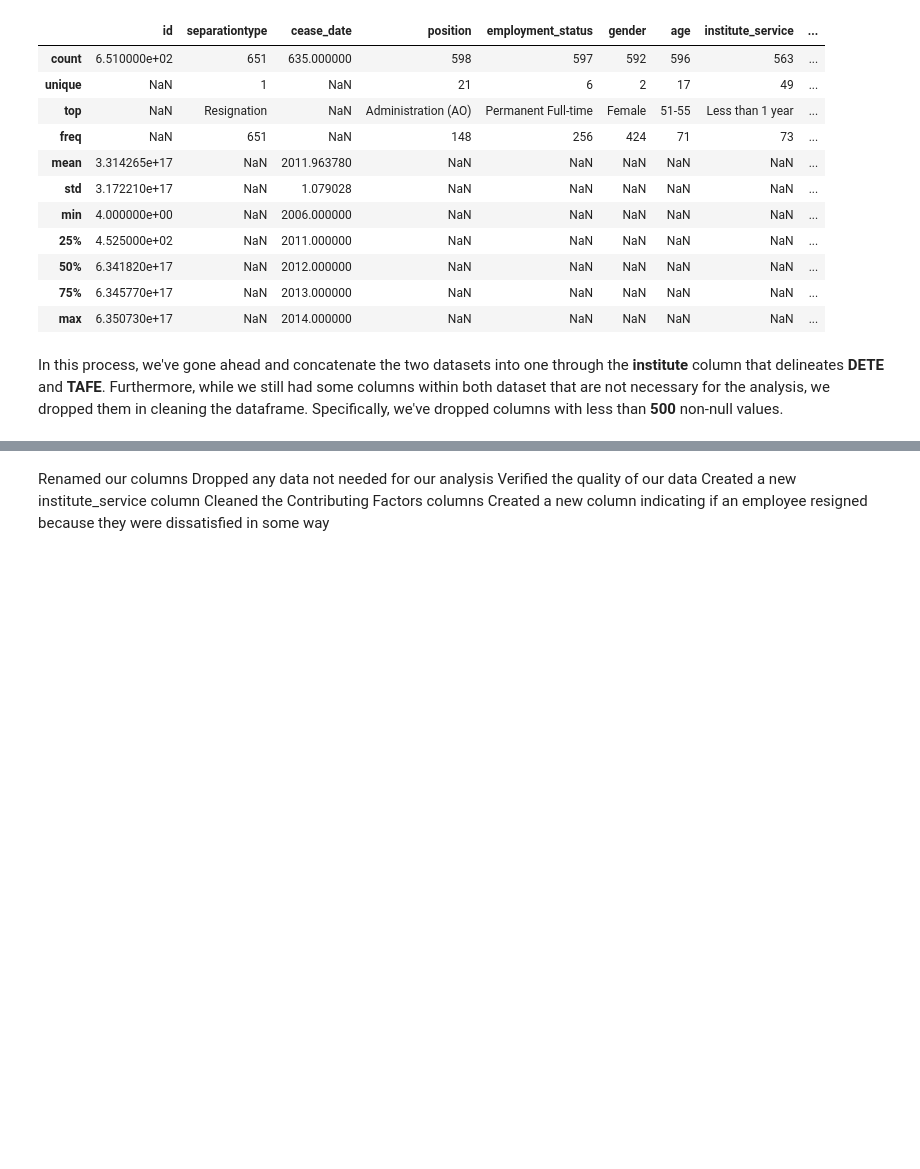
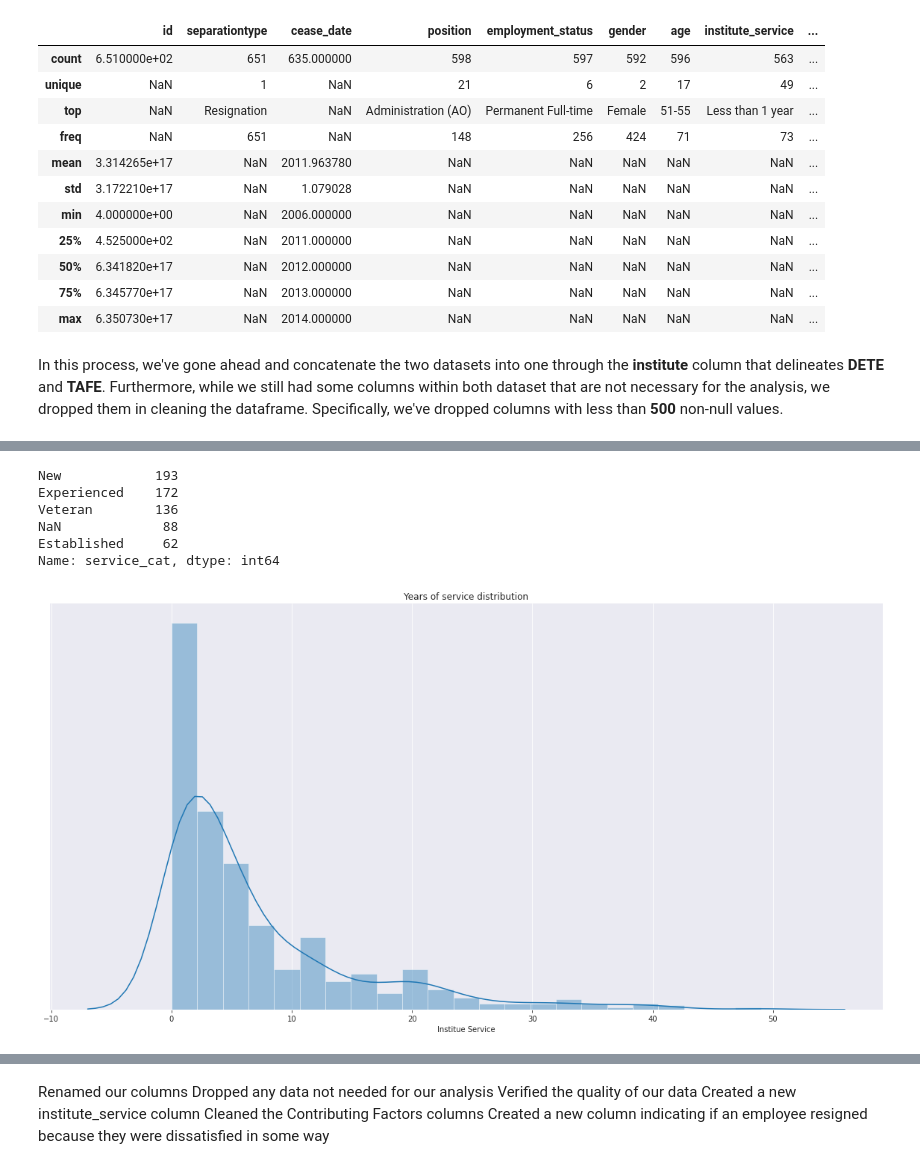
Before and after one commit to raduspaimoc/DataQuest-Projects, a Jupyter notebook: Guided Project_ Clean And Analyze Employee Exit Surveys/Clean And Analyze Employee Exit Surveys.ipynb, the cells around one changed output, grey strips where cells are left out. Drawn from its saved outputs; the diff is of its cells as text; code cells hidden in the pictures; blank space fills up the shorter version.

Commit message:
Service categories created.

```diff
--- a/Guided Project_ Clean And Analyze Employee Exit Surveys/Clean And Analyze Employee Exit Surveys.ipynb
+++ b/Guided Project_ Clean And Analyze Employee Exit Surveys/Clean And Analyze Employee Exit Surveys.ipynb
@@ -819,0 +854,4 @@ In this process, we've gone ahead and concatenate the two datasets into one thro
+# %%
+combined_updated["institute_service"] = combined_updated["institute_service"].astype(str).str.extract(r'(\d+)')
+combined_updated["institute_service"] = combined_updated["institute_service"].astype(float)
+combined_updated["institute_service"].value_counts(dropna=False)
@@ -819,0 +876,34 @@ In this process, we've gone ahead and concatenate the two datasets into one thro
+# %%
+def add_service_category(val):
+    if pd.isnull(val):
+        return np.nan
+    elif val < 3:
+        return "New"
+    elif val >= 3 and val <= 6:
+        return "Experienced"
+    elif val >= 7 and val <= 10:
+        return "Established"
+    elif val >= 11:
+        return "Veteran"
+# %%
+combined_updated["service_cat"] = combined_updated["institute_service"].apply(add_service_category)
+# %%
+combined_updated["service_cat"].value_counts(dropna=False)
+# %% [output]
+New            193
+Experienced    172
+Veteran        136
+NaN             88
+Established     62
+Name: service_cat, dtype: int64
+# %%
+plt.figure(figsize=(20, 10))
+sns.set_style("darkgrid")
+ax = sns.distplot(combined_updated["institute_service"])
+ax.set_yticks([])
+ax.set_title("Years of service distribution")
+ax.set_xlabel("Institue Service")
+ax.tick_params(bottom=True, top=False, left=False, right=False, labelbottom=True)
+sns.despine(left=True)
+# %% [output]
+[figure, added]
```
Also changed, not shown: parts of 8 cells of this notebook.
